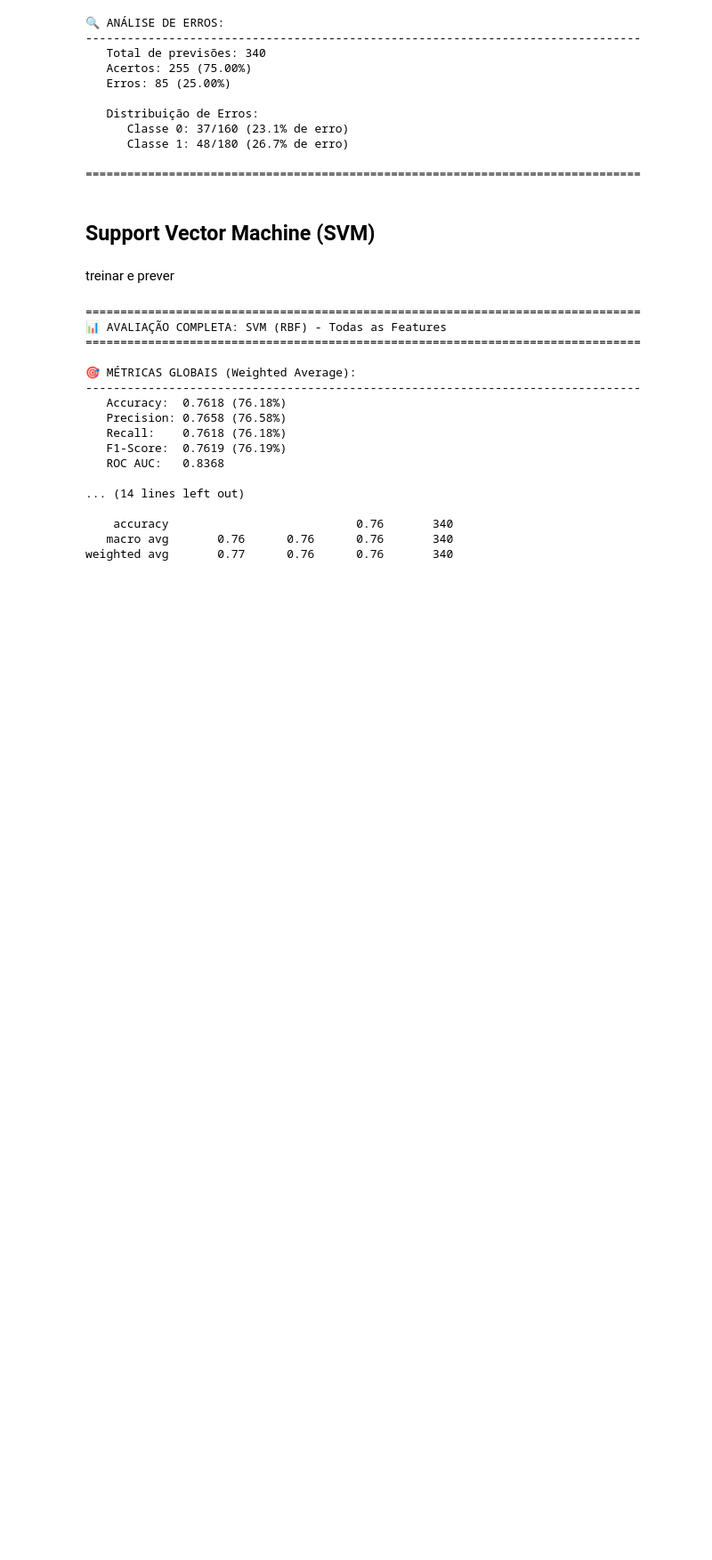
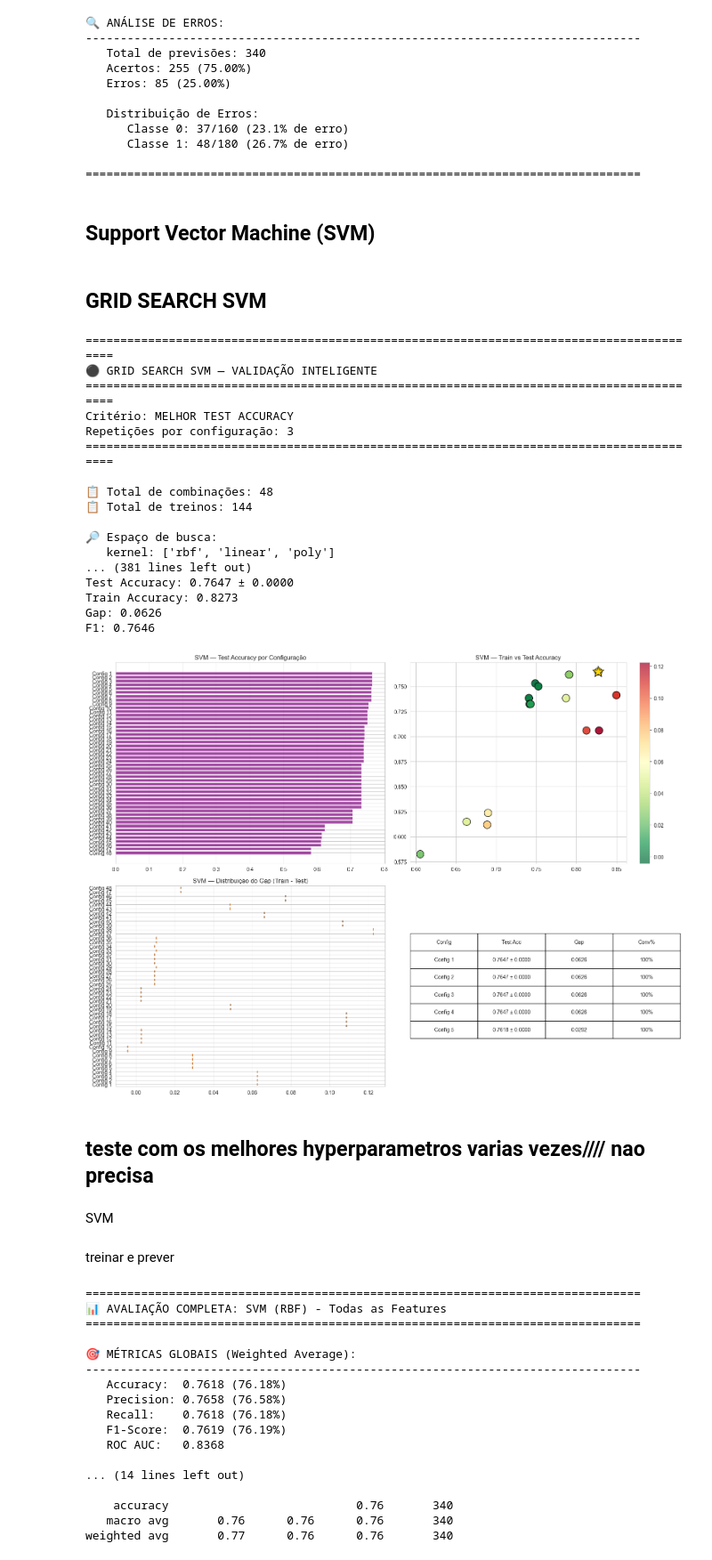
Before and after one commit to tomasgferreira06/ML_TP, a Jupyter notebook: projetoML.ipynb, the cells around one changed output. Shown at 89% size. Cells and saved outputs as stored; diff of their text form; code cells hidden in the pictures; blank space fills up the shorter version.

```diff
--- a/projetoML.ipynb
+++ b/projetoML.ipynb
@@ -2043,3 +2411,5 @@ weighted avg       0.75      0.75      0.75       340
 ================================================================================
 # %% [markdown]
 ## Support Vector Machine (SVM)
+# %% [markdown]
+## GRID SEARCH SVM
@@ -2046,3 +2590,43 @@ weighted avg       0.75      0.75      0.75       340
+# %%
+param_grid_svm = {
+    'kernel': ['rbf', 'linear', 'poly'],
+    'C': [0.1, 1, 5, 10],
+    'gamma': ['scale', 'auto'],
+    'degree': [2, 3]   # só é usado no polynomial
+}
+
+svm_results = grid_search_svm_com_holdout_validation(
+    X_train_scaled,
+    X_test_scaled,
+    y_train,
+    y_test,
+    param_grid_svm,
+    n_repeats=3,
+    verbose=True
+)
+# %% [output]
+==========================================================================================
+⚫ GRID SEARCH SVM — VALIDAÇÃO INTELIGENTE
+==========================================================================================
+Critério: MELHOR TEST ACCURACY
+Repetições por configuração: 3
+==========================================================================================
+
+📋 Total de combinações: 48
+📋 Total de treinos: 144
+
+🔎 Espaço de busca:
+   kernel: ['rbf', 'linear', 'poly']
+... (381 lines left out)
+Test Accuracy: 0.7647 ± 0.0000
+Train Accuracy: 0.8273
+Gap: 0.0626
+F1: 0.7646
+[figure, added]
+# %% [markdown]
+## teste com os melhores hyperparametros varias vezes//// nao precisa
+# %% [markdown]
+SVM
 # %%
 ## Support Vector Machine (SVM)
 
```
Also changed, not shown: parts of 12 cells of this notebook, 2 other files.
